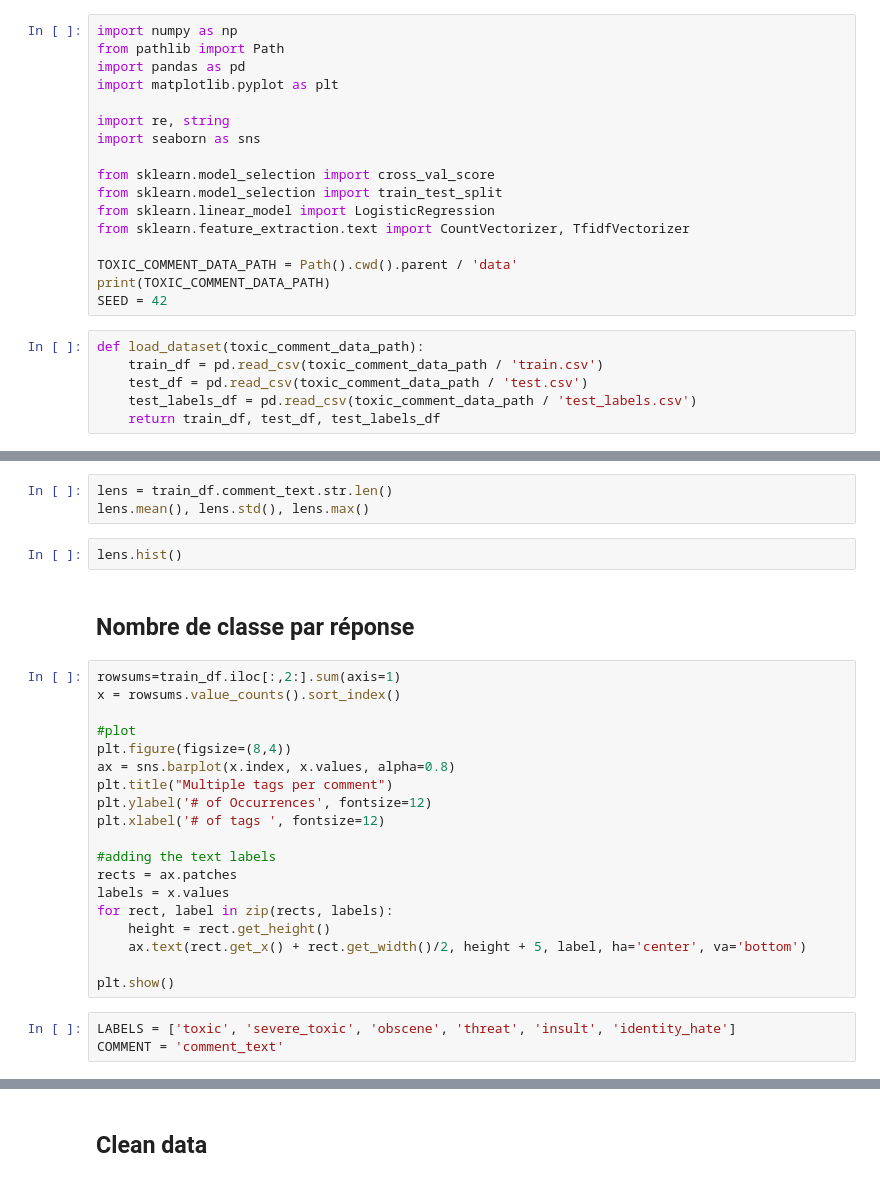
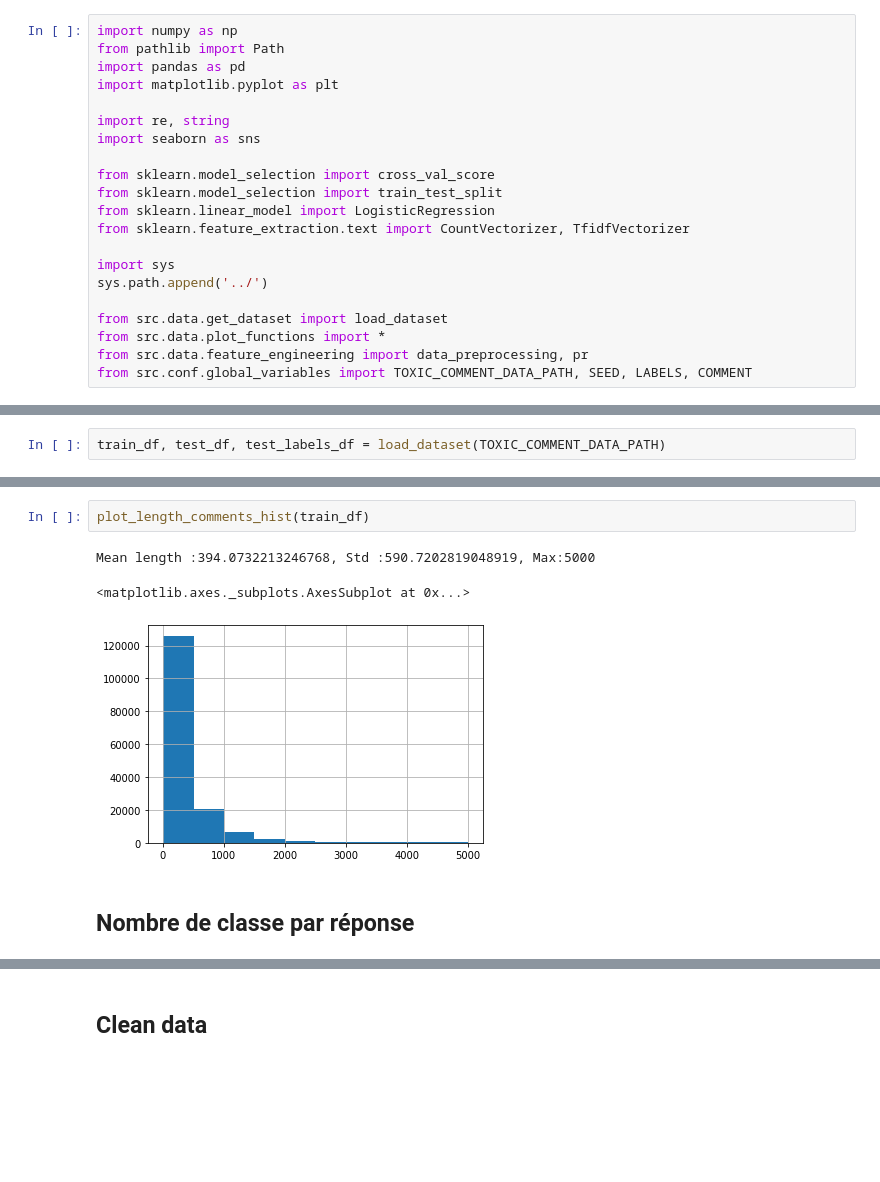
Before and after one commit to LeaNac/Multi-label_text_classification, a Jupyter notebook: notebook/Toxic_comment_challenge.ipynb, the cells around one changed output, grey strips where cells are left out. Saved outputs shown, nothing was run; the diff lists cells and outputs as text; blank space fills up the shorter version.

Commit message:
Features : extract data_preprocessing and plot functions

```diff
--- a/notebook/Toxic_comment_challenge.ipynb
+++ b/notebook/Toxic_comment_challenge.ipynb
@@ -12,12 +12,10 @@ from sklearn.model_selection import train_test_split
 from sklearn.linear_model import LogisticRegression
 from sklearn.feature_extraction.text import CountVectorizer, TfidfVectorizer
 
-TOXIC_COMMENT_DATA_PATH = Path().cwd().parent / 'data'
-print(TOXIC_COMMENT_DATA_PATH)
-SEED = 42
+import sys
+sys.path.append('../')
+
+from src.data.get_dataset import load_dataset
+from src.data.plot_functions import *
+from src.data.feature_engineering import data_preprocessing, pr
+from src.conf.global_variables import TOXIC_COMMENT_DATA_PATH, SEED, LABELS, COMMENT
-# %%
-def load_dataset(toxic_comment_data_path):
-    train_df = pd.read_csv(toxic_comment_data_path / 'train.csv')
-    test_df = pd.read_csv(toxic_comment_data_path / 'test.csv')
-    test_labels_df = pd.read_csv(toxic_comment_data_path / 'test_labels.csv')
-    return train_df, test_df, test_labels_df
@@ -24,2 +24,4 @@ def load_dataset(toxic_comment_data_path):
+# %%
+train_df, test_df, test_labels_df = load_dataset(TOXIC_COMMENT_DATA_PATH)
 # %%
 train_df.head()
@@ -30,29 +44,8 @@ test_df.head()
-# %%
-lens = train_df.comment_text.str.len()
-lens.mean(), lens.std(), lens.max()
-# %%
-lens.hist()
+# %%
+plot_length_comments_hist(train_df)
+# %% [output]
+Mean length :394.0732213246768, Std :590.7202819048919, Max:5000
+<matplotlib.axes._subplots.AxesSubplot at 0x...>
+[figure, added]
 # %% [markdown]
 ## Nombre de classe par réponse
-# %%
-rowsums=train_df.iloc[:,2:].sum(axis=1)
-x = rowsums.value_counts().sort_index()
-
-#plot
-plt.figure(figsize=(8,4))
-ax = sns.barplot(x.index, x.values, alpha=0.8)
-plt.title("Multiple tags per comment")
-plt.ylabel('# of Occurrences', fontsize=12)
-plt.xlabel('# of tags ', fontsize=12)
-
-#adding the text labels
-rects = ax.patches
-labels = x.values
-for rect, label in zip(rects, labels):
-    height = rect.get_height()
-    ax.text(rect.get_x() + rect.get_width()/2, height + 5, label, ha='center', va='bottom')
-
-plt.show()
-# %%
-LABELS = ['toxic', 'severe_toxic', 'obscene', 'threat', 'insult', 'identity_hate']
-COMMENT = 'comment_text'
```
Also changed, not shown: parts of 8 cells of this notebook, 6 other files.
